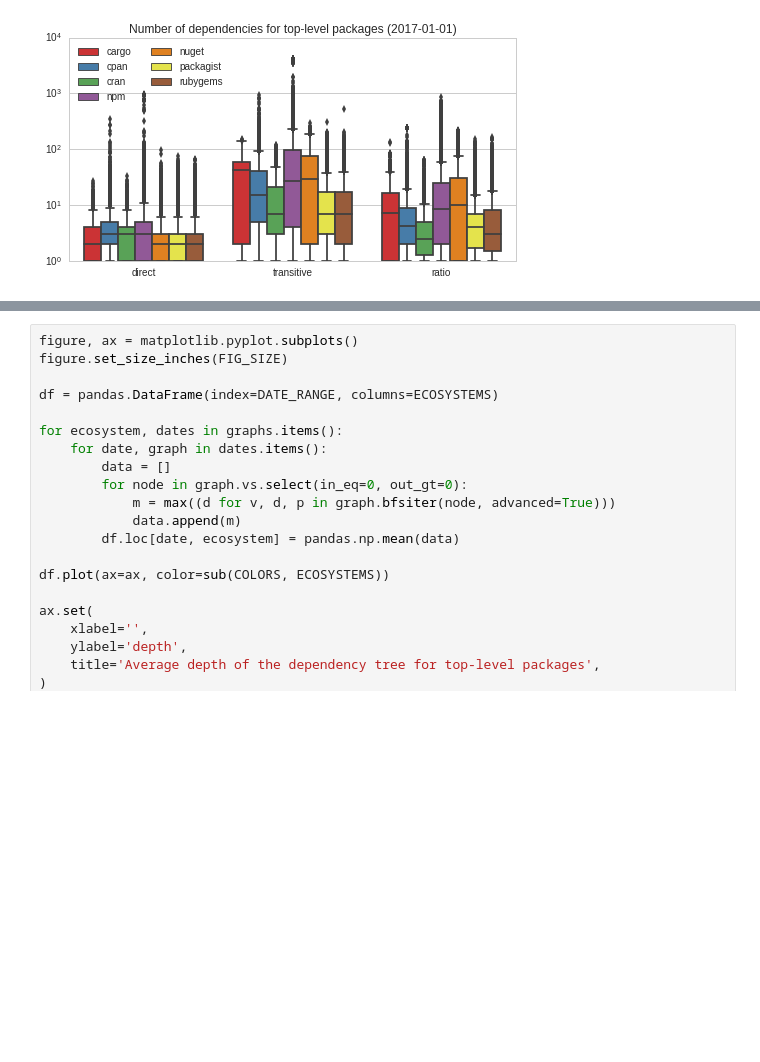
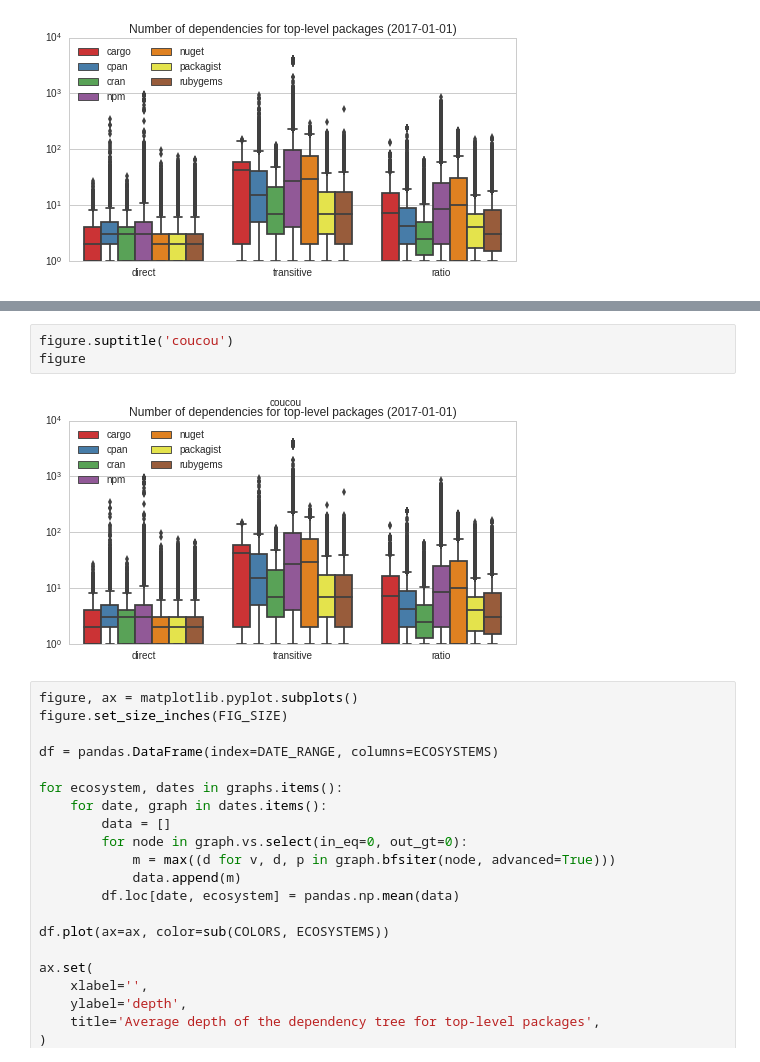
Before and after one commit to AlexandreDecan/ecos-emse, a Jupyter notebook: notebooks/Graphs metrics.ipynb, the cells around one changed output, grey strips where cells are left out. Saved outputs shown, nothing was run; the diff lists cells and outputs as text; blank space fills up the shorter version.

```diff
--- a/notebooks/Graphs metrics.ipynb
+++ b/notebooks/Graphs metrics.ipynb
@@ -727,3 +736,8 @@ savefig(figure, 'graph_toplevel_distribution_dependencies')
+# %%
+figure.suptitle('coucou')
+figure
+# %% [output]
+[figure, added]
 # %%
 figure, ax = matplotlib.pyplot.subplots()
 figure.set_size_inches(FIG_SIZE)
```
Also changed, not shown: parts of 1 cell of this notebook, 1 other file.
